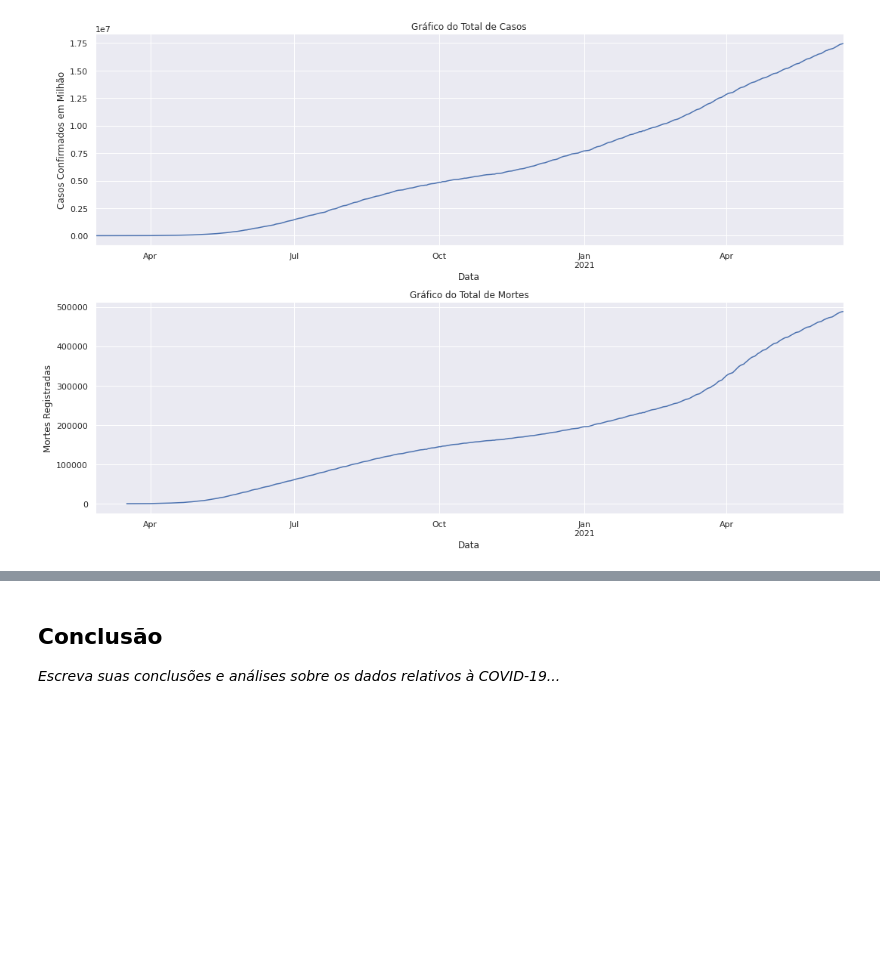
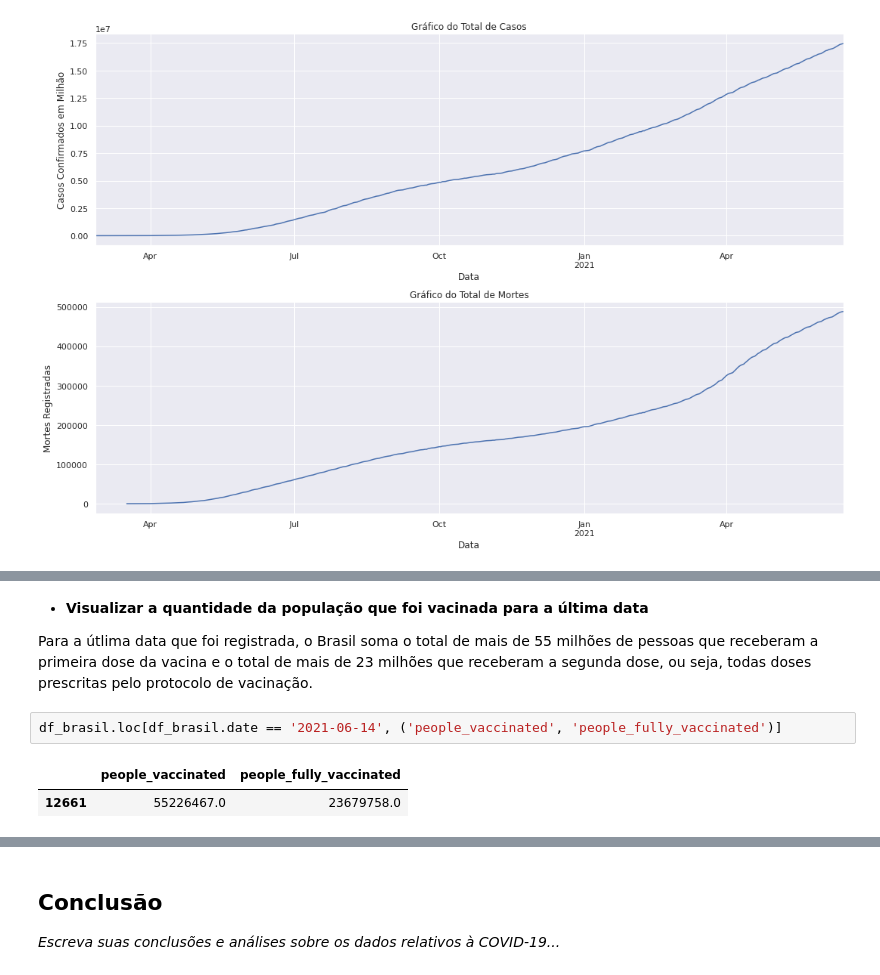
Before and after one commit to robson-ribeiro-da-silva/projects_data_science, a Jupyter notebook: Panorama_do_COVID_19_no_Brasil.ipynb, the cells around one changed output, grey strips where cells are left out. Cells and saved outputs as stored; diff of their text form; blank space fills up the shorter version.

```diff
--- a/Panorama_do_COVID_19_no_Brasil.ipynb
+++ b/Panorama_do_COVID_19_no_Brasil.ipynb
@@ -460,0 +461,9 @@ plt.tight_layout()
+# %% [markdown]
+* **Visualizar a quantidade da população que foi vacinada para a última data**
+
+Para a útlima data que foi registrada, o Brasil soma o total de mais de 55 milhões de pessoas que receberam a primeira dose da vacina e o total de mais de 23 milhões que receberam a segunda dose, ou seja, todas doses prescritas pelo protocolo de vacinação.
+# %%
+df_brasil.loc[df_brasil.date == '2021-06-14', ('people_vaccinated', 'people_fully_vaccinated')]
+# %% [output]
+|  | people_vaccinated | people_fully_vaccinated |
+| 12661 | 55226467.0 | 23679758.0 |
```
Also changed, not shown: parts of 17 cells of this notebook.
